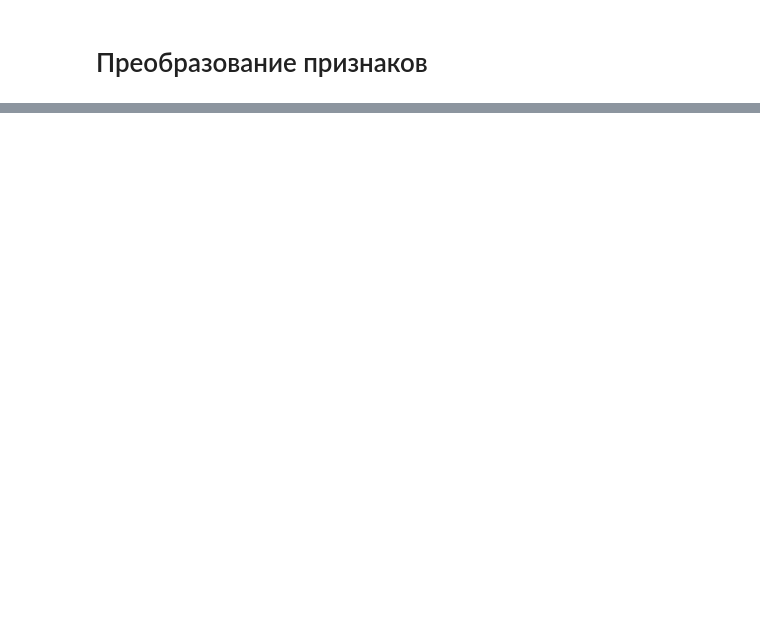
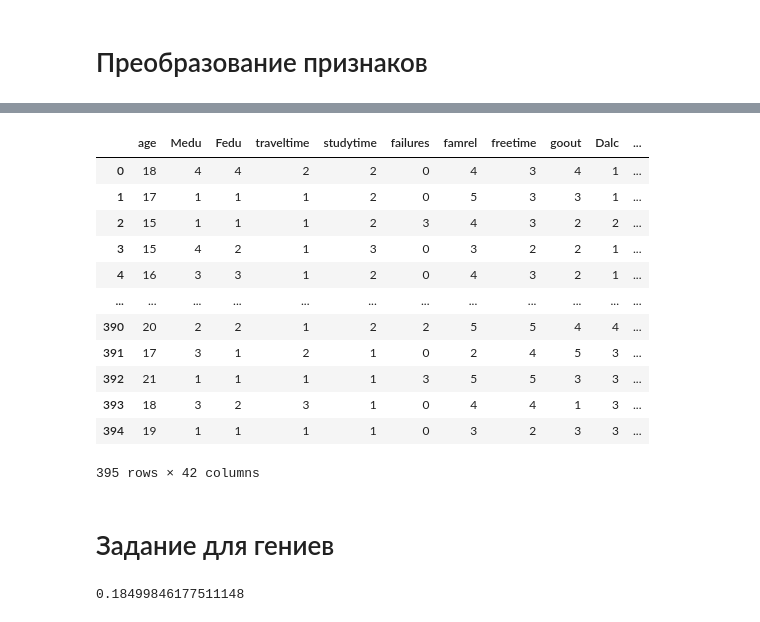
Before and after one commit to katya123123/ML-labs, a Jupyter notebook: ML_3.ipynb, the cells around one changed output, grey strips where cells are left out. Saved outputs shown, nothing was run; the diff lists cells and outputs as text; code cells hidden in the pictures; blank space fills up the shorter version.

```diff
--- a/ML_3.ipynb
+++ b/ML_3.ipynb
@@ -366,0 +423,3 @@ df_no_dupl.describe()
+# %%
+df_encoded = df.copy()
+df.info()
@@ -366,0 +444,6 @@ df_no_dupl.describe()
+# %%
+cats = df_encoded.select_dtypes(include=['object']).columns
+encoder = OneHotEncoder(sparse=False, drop='first')
+cats_encoded = encoder.fit_transform(df_encoded[cats])
+columns_encoded = encoder.get_feature_names_out(cats)
+columns_encoded
@@ -366,0 +458,3 @@ df_no_dupl.describe()
+# %%
+df_with_encode = pd.DataFrame(cats_encoded, columns=columns_encoded)
+df_with_encode
@@ -366,0 +475,20 @@ df_no_dupl.describe()
+# %%
+df_encoded = df_encoded.drop(columns=cats)
+df_final = pd.concat([df_encoded, df_with_encode], axis=1)
+df_final
+# %% [output]
+|  | age | Medu | Fedu | traveltime | studytime | failures | famrel | freetime | goout | Dalc | ... |
+| 0 | 18 | 4 | 4 | 2 | 2 | 0 | 4 | 3 | 4 | 1 | ... |
+| 1 | 17 | 1 | 1 | 1 | 2 | 0 | 5 | 3 | 3 | 1 | ... |
+| 2 | 15 | 1 | 1 | 1 | 2 | 3 | 4 | 3 | 2 | 2 | ... |
+| 3 | 15 | 4 | 2 | 1 | 3 | 0 | 3 | 2 | 2 | 1 | ... |
+| 4 | 16 | 3 | 3 | 1 | 2 | 0 | 4 | 3 | 2 | 1 | ... |
+| ... | ... | ... | ... | ... | ... | ... | ... | ... | ... | ... | ... |
+| 390 | 20 | 2 | 2 | 1 | 2 | 2 | 5 | 5 | 4 | 4 | ... |
+| 391 | 17 | 3 | 1 | 2 | 1 | 0 | 2 | 4 | 5 | 3 | ... |
+| 392 | 21 | 1 | 1 | 1 | 1 | 3 | 5 | 5 | 3 | 3 | ... |
+| 393 | 18 | 3 | 2 | 3 | 1 | 0 | 4 | 4 | 1 | 3 | ... |
+| 394 | 19 | 1 | 1 | 1 | 1 | 0 | 3 | 2 | 3 | 3 | ... |
+395 rows × 42 columns
+# %% [markdown]
+# Задание для гениев
@@ -366,0 +505,4 @@ df_no_dupl.describe()
+# %%
+print(spearman(df['age'], df['absences']))
+# %% [output]
+0.18499846177511148
```
Also changed, not shown: parts of 24 cells of this notebook.
